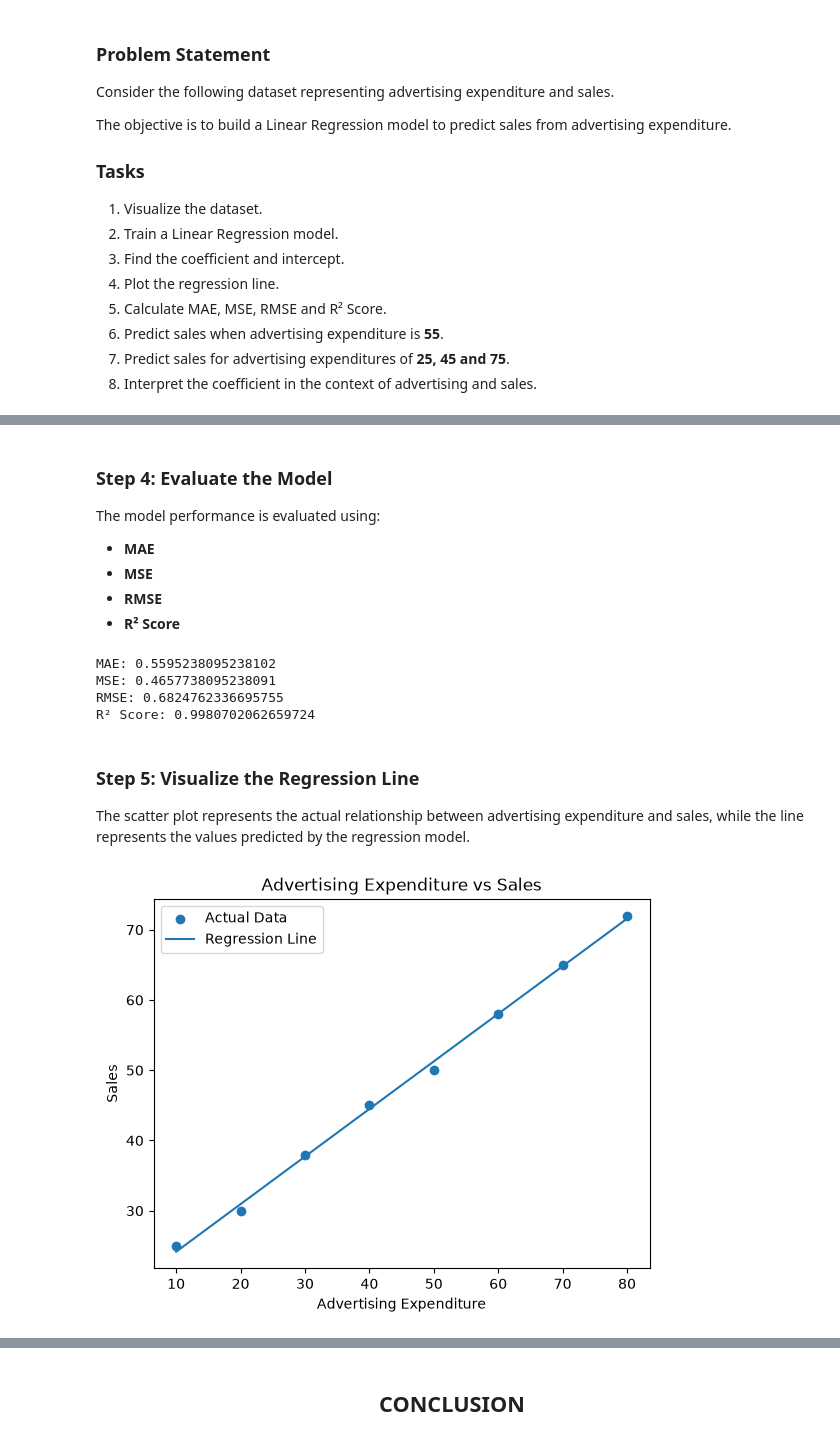
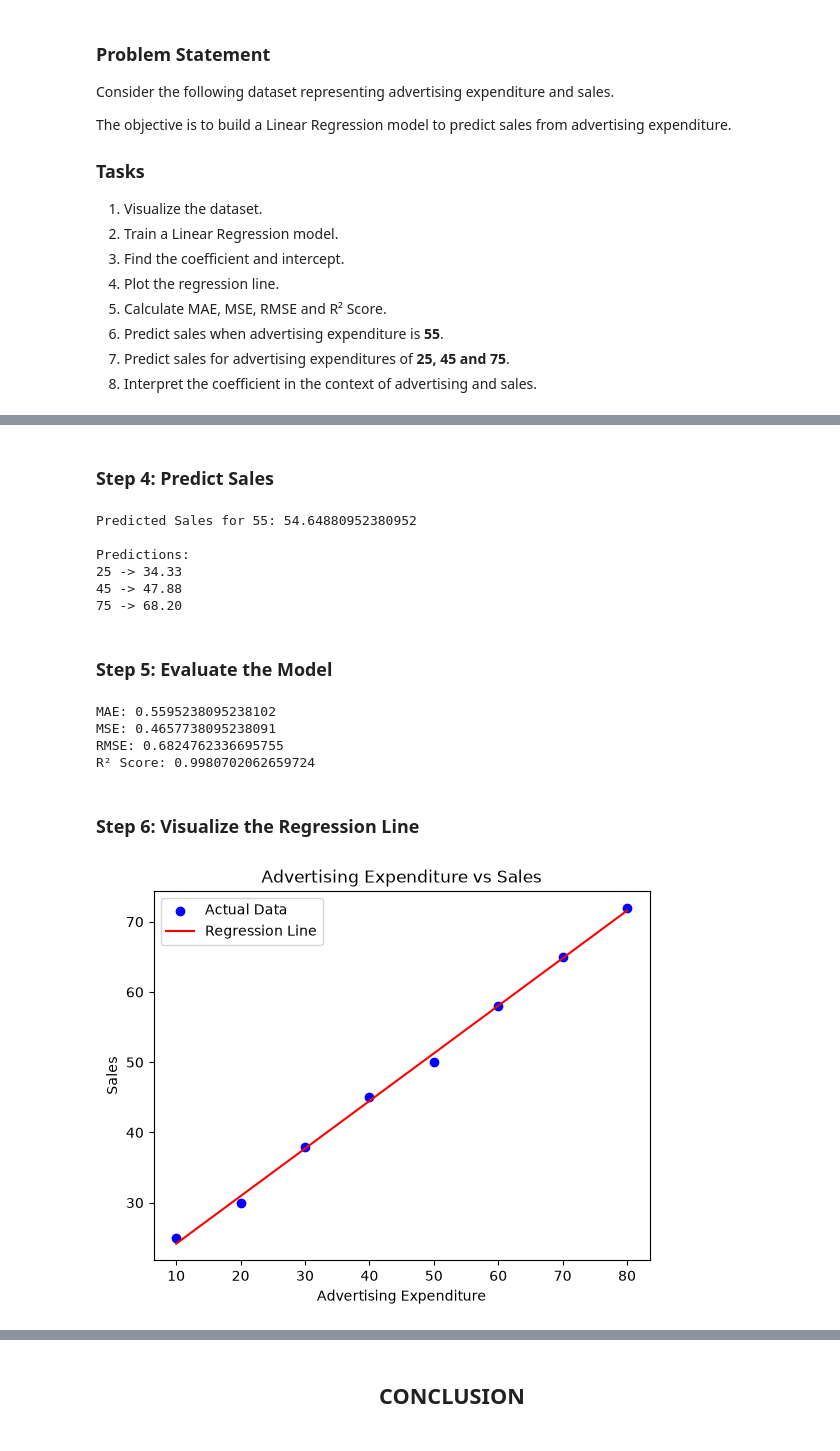
Before and after one commit to Drishti06Sharma/Applied-Machine-Learning, a Jupyter notebook: Activity_1_2_3_challenge.ipynb, the cells around one changed output, grey strips where cells are left out. Drawn from its saved outputs; the diff is of its cells as text; code cells hidden in the pictures.

```diff
--- a/Activity_1_2_3_challenge.ipynb
+++ b/Activity_1_2_3_challenge.ipynb
@@ -566,43 +544,59 @@ Advertising Expenditure 75 -> Predicted Sales 68.20
 # %% [markdown]
-### Step 4: Evaluate the Model
-
-The model performance is evaluated using:
-
-- **MAE**
-- **MSE**
-- **RMSE**
-- **R² Score**
+### Step 4: Predict Sales
 # %%
-predicted_sales = model.predict(X)
+# Prediction for 55
+single_value = np.array([[55]])
+single_prediction = model.predict(single_value)
 
-mae = mean_absolute_error(y, predicted_sales)
-mse = mean_squared_error(y, predicted_sales)
-rmse = np.sqrt(mse)
-r2 = r2_score(y, predicted_sales)
+print("Predicted Sales for 55:", single_prediction[0])
 
-print("MAE:", mae)
-print("MSE:", mse)
-print("RMSE:", rmse)
-print("R² Score:", r2)
+# Predictions for 25, 45 and 75
+values = np.array([[25], [45], [75]])
+predictions = model.predict(values)
+
+print("\nPredictions:")
+for x, p in zip(values.flatten(), predictions):
+    print(f"{x} -> {p:.2f}")
 # %% [output]
-MAE: 0.5595238095238102
-MSE: 0.4657738095238091
-RMSE: 0.6824762336695755
-R² Score: 0.9980702062659724
+Predicted Sales for 55: 54.64880952380952
+
+Predictions:
+25 -> 34.33
+45 -> 47.88
+75 -> 68.20
 # %% [markdown]
-### Step 5: Visualize the Regression Line
-
-The scatter plot represents the actual relationship between advertising expenditure and sales, while the line represents the values predicted by the regression model.
+### Step 5: Evaluate the Model
 # %%
-plt.scatter(advertising, sales, label="Actual Data")
-plt.plot(advertising, predicted_sales, label="Regression Line")
-plt.xlabel("Advertising Expenditure")
-plt.ylabel("Sales")
-plt.title("Advertising Expenditure vs Sales")
-plt.legend()
-plt.show()
+predicted = model.predict(X)
+
+mae = mean_absolute_error(y, predicted)
+mse = mean_squared_error(y, predicted)
+rmse = np.sqrt(mse)
+r2 = r2_score(y, predicted)
+
+print("MAE:", mae)
+print("MSE:", mse)
+print("RMSE:", rmse)
+print("R² Score:", r2)
 # %% [output]
-[figure, removed]
+MAE: 0.5595238095238102
+MSE: 0.4657738095238091
+RMSE: 0.6824762336695755
+R² Score: 0.9980702062659724
+# %% [markdown]
+### Step 6: Visualize the Regression Line
+# %%
+plt.scatter(advertising, sales, color="blue", label="Actual Data")
+plt.plot(advertising, predicted, color="red", label="Regression Line")
+
+plt.xlabel("Advertising Expenditure")
+plt.ylabel("Sales")
+plt.title("Advertising Expenditure vs Sales")
+
+plt.legend()
+plt.show()
+# %% [output]
+[figure, added]
 # %% [markdown]
 ### Interpretation
 
```
Also changed, not shown: parts of 8 cells of this notebook.
